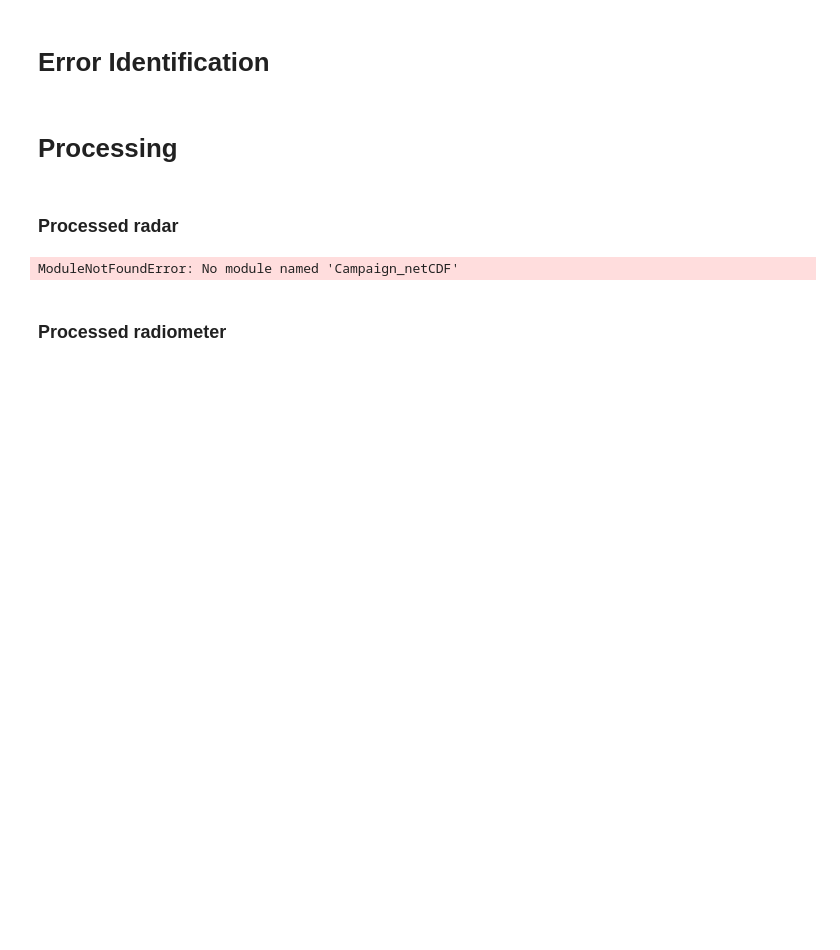
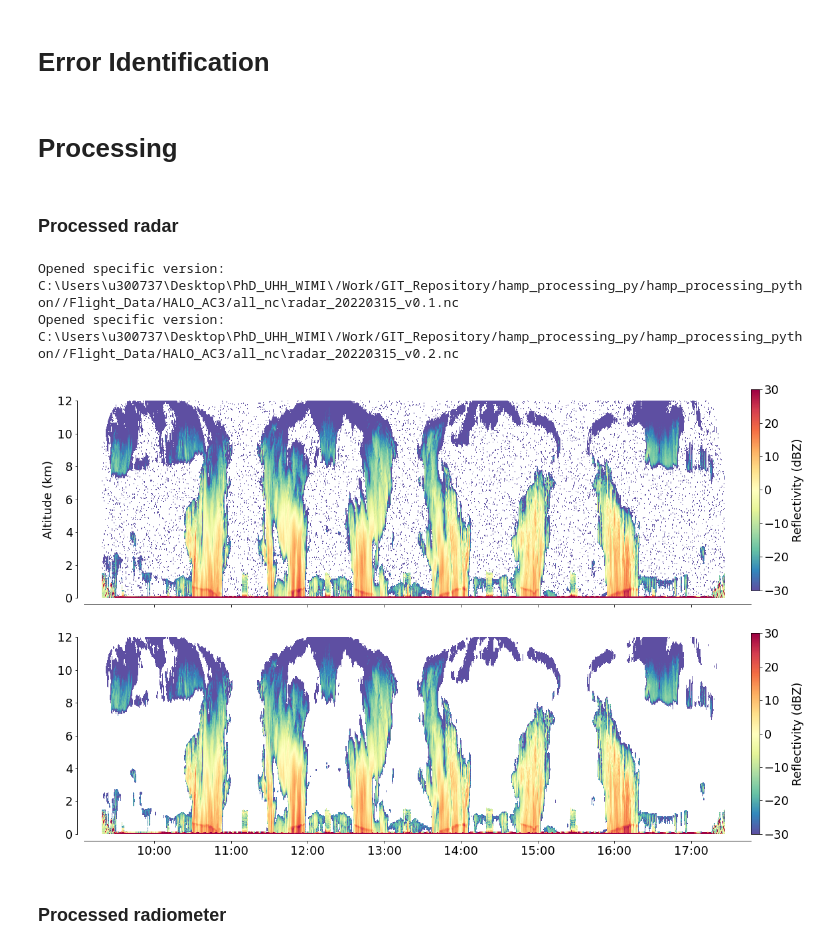
Before and after one commit to hdorff94/hamp_processing_python, a Jupyter notebook: hamp_data_handler.ipynb, the cells around one changed output. Cells and saved outputs as stored; diff of their text form; code cells hidden in the pictures; blank space fills up the shorter version.

Commit message:
clutter removal fixed and integrated

```diff
--- a/hamp_data_handler.ipynb
+++ b/hamp_data_handler.ipynb
@@ -425,12 +425,15 @@ if perform_processing:
 # %% [markdown]
 ### Processed radar
 # %%
-Radar_cls.open_processed_radar_data(reflectivity_is_calibrated=False)
-Radar_cls.open_processed_radar_data(reflectivity_is_calibrated=True)
-calib_radar_ds=Radar_cls.calib_processed_radar_ds
-uncalib_radar_ds=Radar_cls.processed_radar_ds
+Radar_Quicklook.plot_radar_clutter_comparison()
+#Radar_cls.open_processed_radar_data(reflectivity_is_calibrated=False)
+#Radar_cls.open_processed_radar_data(reflectivity_is_calibrated=True)
+#calib_radar_ds=Radar_cls.calib_processed_radar_ds
+#uncalib_radar_ds=Radar_cls.processed_radar_ds
 # %% [output]
-ModuleNotFoundError: No module named 'Campaign_netCDF'
+Opened specific version: C:\Users\u300737\Desktop\PhD_UHH_WIMI\/Work/GIT_Repository/hamp_processing_py/hamp_processing_python//Flight_Data/HALO_AC3/all_nc\radar_20220315_v0.1.nc
+Opened specific version: C:\Users\u300737\Desktop\PhD_UHH_WIMI\/Work/GIT_Repository/hamp_processing_py/hamp_processing_python//Flight_Data/HALO_AC3/all_nc\radar_20220315_v0.2.nc
+[figure, added]
 # %%
 Radar_cls.calib_processed_radar_ds
 # %%
```
Also changed, not shown: 6 other files.
